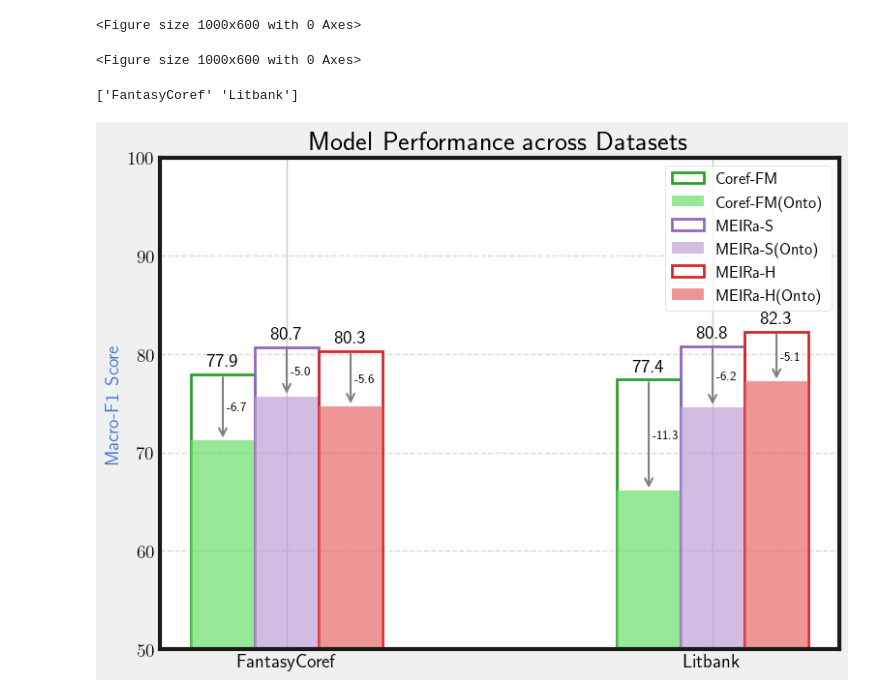
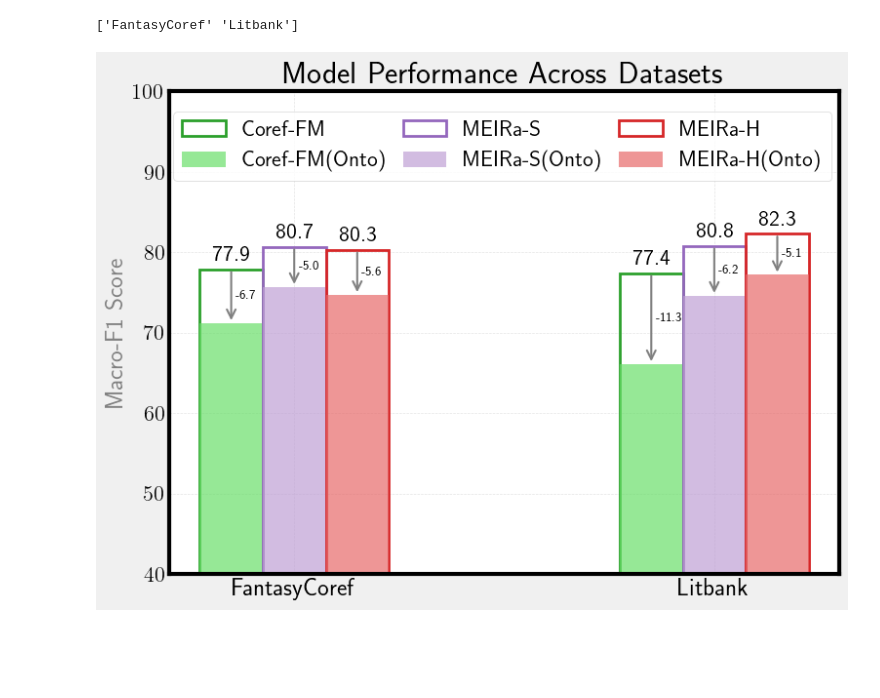
Before and after one commit to KawshikManikantan/plots_poster_ppt, a Jupyter notebook: gen_results.ipynb, the cells around one changed output. Saved outputs shown, nothing was run; the diff lists cells and outputs as text; code cells hidden in the pictures; blank space fills up the shorter version.

Commit message:
Increased fontsize of legend, xticklabels, ylabel. 3 columns. lightened the gridlines

```diff
--- a/gen_results.ipynb
+++ b/gen_results.ipynb
@@ -5,22 +6,12 @@ import numpy as np
 # Set Matplotlib Parameters
 plt.style.use('fivethirtyeight')
 plt.rc('text', usetex=True)   #  Might require installing TeX fonts
-plt.rc('axes', facecolor='w', labelcolor='b', edgecolor='k', labelsize=14)
-plt.rcParams['font.size'] = 14
-plt.rcParams['legend.fontsize'] = 12
-plt.rcParams['xtick.labelsize'] = 14
-plt.rcParams['ytick.labelsize'] = 14
-
-# Setting up the plot
-plt.figure(figsize=(10, 6))
+plt.rc('axes', facecolor='w', labelcolor='b', edgecolor='k', labelsize=18)
+plt.rcParams['font.size'] = 16
+plt.rcParams['legend.fontsize'] = 16
+plt.rcParams['xtick.labelsize'] = 18
+plt.rcParams['ytick.labelsize'] = 16
-# %% [output]
-<Figure size 1000x600 with 0 Axes>
-<Figure size 1000x600 with 0 Axes>
 # %%
-import matplotlib.pyplot as plt
-import pandas as pd
-import numpy as np
-
 # Data preparation
 data = {
     'Model': ['Coref-FM', 'MEIRa-S', 'MEIRa-H', 'Coref-FM', 'MEIRa-S', 'MEIRa-H'] * 2,
@@ -80,36 +71,36 @@ for i, model in enumerate(models):
                 xytext=(index[j] + i * bar_width, normal_value),
                 arrowprops=dict(arrowstyle='->', color='gray', lw=1.5)
             )
 
             # Add the numeric difference beside the arrow
             diff = round(onto_value - normal_value, 1)
             plt.text(index[j] + i * bar_width + 0.01, (normal_value + onto_value) / 2, f'{diff}', color='black', ha='left', va='center', size=9)
 
 # Adding labels and title
-plt.title('Model Performance across Datasets')
-plt.ylabel('Macro-F1 Score')
+plt.title('Model Performance Across Datasets')
+plt.ylabel('Macro-F1 Score', color='grey')
 plt.xticks(index + bar_width * (len(models) / 2 - 0.5), datasets)
 
 # Add a grid for the y-axis
-plt.grid(True, axis='y', linestyle='--', alpha=0.7)
+plt.grid(True, axis='both', linestyle='--', linewidth=0.5, alpha=0.5)
 
 # Set minimum and maximum values for y-axis
-plt.ylim(50, 100)
+plt.ylim(40, 100)
 
 # Adding a legend
 plt.legend(title='Model')
 
 ## Shift position of legend
 # plt.legend(loc='upper left', bbox_to_anchor=(1, 1))
 
 ## Shift position of legend slightly to left
-plt.legend(loc='upper right', bbox_to_anchor=(1, 1))
+plt.legend(loc='upper left', bbox_to_anchor=(-0.01, 0.98), ncol=3, columnspacing=0.7)
 
 # Adjust layout for better fit
 plt.tight_layout()
 
 # Display the plot
 plt.show()
 # %% [output]
 ['FantasyCoref' 'Litbank']
-[figure, old version]
+[figure, new version]
```
Also changed, not shown: parts of 1 cell of this notebook.
